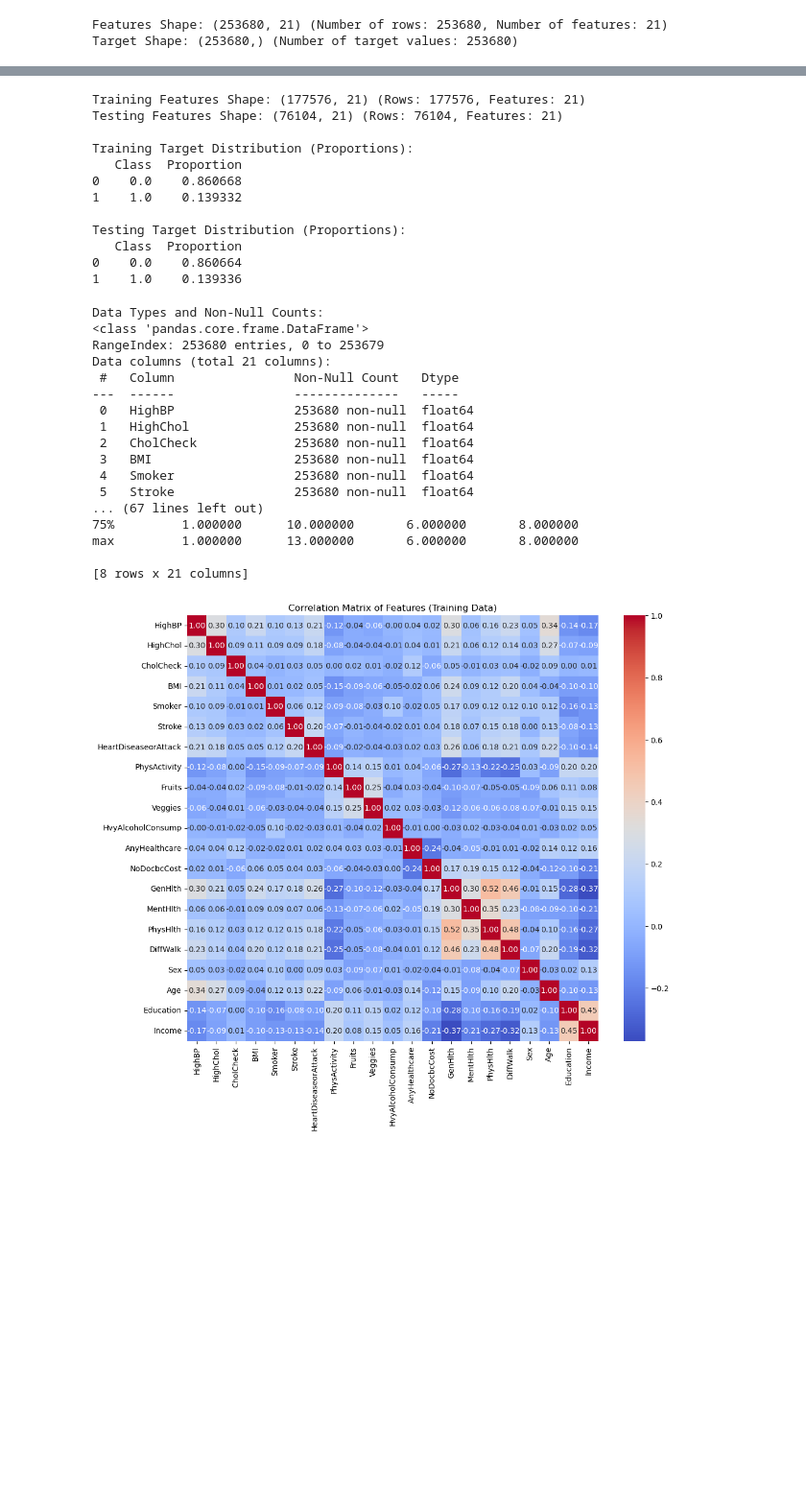
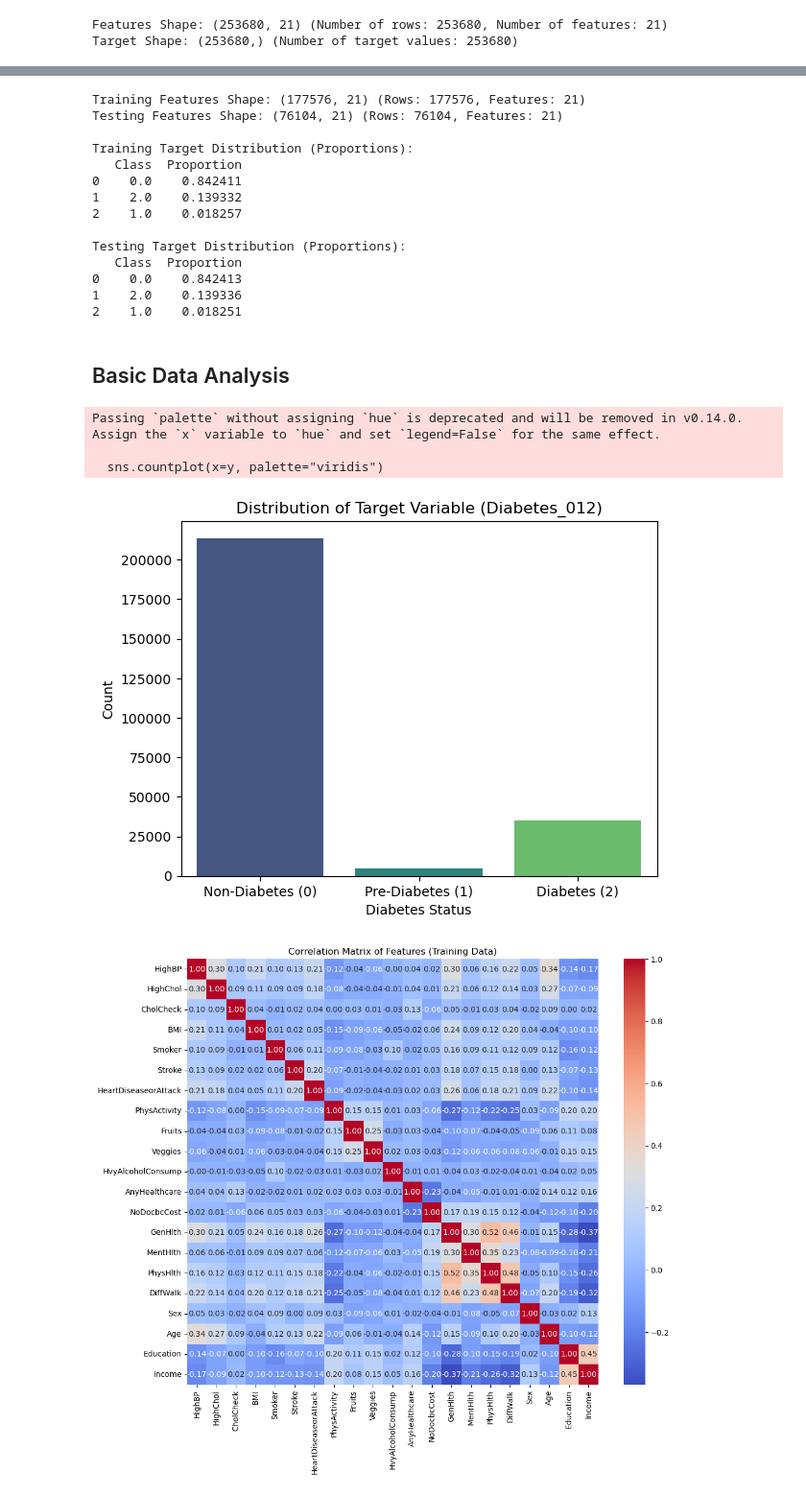
Before and after one commit to LeslieBarrera/project-2-diabetes-risk-prediction, a Jupyter notebook: Leslie's notebook.ipynb, the cells around one changed output, grey strips where cells are left out. Shown at 96% size. Drawn from its saved outputs; the diff is of its cells as text; code cells hidden in the pictures; blank space fills up the shorter version.

```diff
--- a/Leslie's notebook.ipynb
+++ b/Leslie's notebook.ipynb
@@ -11,7 +11,7 @@ from imblearn.over_sampling import SMOTE  # For handling class imbalance using S
 import matplotlib.pyplot as plt  # For visualizations
 # %%
 # Load Dataset and Inspect Basic Information
-file_path = "./data/diabetes_binary_health_indicators_BRFSS2015.csv"
+file_path = "./data/diabetes_012_health_indicators_BRFSS2015.csv"
 
 # Load the dataset into a DataFrame
 df = pd.read_csv(file_path)
@@ -19,5 +19,6 @@ df = pd.read_csv(file_path)
 # Display the shape and first few rows of the dataset
 print(f"Dataset Shape: {df.shape}")  # Total rows and columns
 print(df.head())  # Display the first 5 rows to understand the data structure
+print(df.info())  # Show the data types and non-null values for each column
 # %% [output]
 Dataset Shape: (253680, 22)
@@ -40,11 +41,11 @@ Dataset Shape: (253680, 22)
 # %%
 # Define Features (X) and Target (y)
 
-# Features: All columns except 'Diabetes_binary'
-X = df.drop(columns=["Diabetes_binary"])
+# Features: All columns except 'Diabetes_012'
+X = df.drop(columns=["Diabetes_012"], errors="ignore")
 
-# Target: The 'Diabetes_binary' column (indicating diabetes status)
-y = df["Diabetes_binary"]
+# Target: The 'Diabetes_012' column
+y = df["Diabetes_012"]
 
 # Display the shapes of features and target to confirm dimensions
 print(f"Features Shape: {X.shape} (Number of rows: {X.shape[0]}, Number of features: {X.shape[1]})")
@@ -100,10 +95,11 @@ No duplicate rows detected.
 # %%
+# Import train_test_split
+from sklearn.model_selection import train_test_split
+
 # Split the Dataset into Training and Testing Sets
-
-# Use train_test_split to divide the dataset
 # - 70% for training
 # - 30% for testing
-# - Stratify ensures the target variable ('Diabetes_binary') is equally distributed in both sets
+# - Stratify ensures the target variable ('Diabetes_012') is equally distributed in both sets
 X_train, X_test, y_train, y_test = train_test_split(
     X, y, test_size=0.3, random_state=42, stratify=y
 )
@@ -124,41 +120,33 @@ Testing Features Shape: (76104, 21) (Rows: 76104, Features: 21)
 
 Training Target Distribution (Proportions):
    Class  Proportion
-0    0.0    0.860668
-1    1.0    0.139332
+0    0.0    0.842411
+1    2.0    0.139332
+2    1.0    0.018257
 
 Testing Target Distribution (Proportions):
    Class  Proportion
-0    0.0    0.860664
-1    1.0    0.139336
+0    0.0    0.842413
+1    2.0    0.139336
+2    1.0    0.018251
-# %%
-# Basic Data Analysis: Understand Data Types and Summary
-
-# Display data types and non-null counts
-print("Data Types and Non-Null Counts:")
-print(X.info())
-
-# Display basic statistics for numerical features
-print("\nBasic Statistics of Features:")
-print(X.describe())
-# %% [output]
-Data Types and Non-Null Counts:
-<class 'pandas.core.frame.DataFrame'>
-RangeIndex: 253680 entries, 0 to 253679
-Data columns (total 21 columns):
- #   Column                Non-Null Count   Dtype
----  ------                --------------   -----
- 0   HighBP                253680 non-null  float64
- 1   HighChol              253680 non-null  float64
- 2   CholCheck             253680 non-null  float64
- 3   BMI                   253680 non-null  float64
- 4   Smoker                253680 non-null  float64
- 5   Stroke                253680 non-null  float64
-... (67 lines left out)
-75%         1.000000      10.000000       6.000000       8.000000
-max         1.000000      13.000000       6.000000       8.000000
-
-[8 rows x 21 columns]
+# %% [markdown]
+## Basic Data Analysis
+# %%
+# Target Variable Distribution
+import seaborn as sns
+import matplotlib.pyplot as plt
+
+sns.countplot(x=y, palette="viridis")
+plt.title("Distribution of Target Variable (Diabetes_012)")
+plt.xlabel("Diabetes Status")
+plt.ylabel("Count")
+plt.xticks(ticks=[0, 1, 2], labels=["Non-Diabetes (0)", "Pre-Diabetes (1)", "Diabetes (2)"])
+plt.show()
+# %% [output]
+Passing `palette` without assigning `hue` is deprecated and will be removed in v0.14.0. Assign the `x` variable to `hue` and set `legend=False` for the same effect.
+
+  sns.countplot(x=y, palette="viridis")
+[figure, added]
 # %%
 # Correlation Heatmap: Visualize Relationships Between Features
 
```
Also changed, not shown: parts of 59 cells of this notebook, 12 other files.
